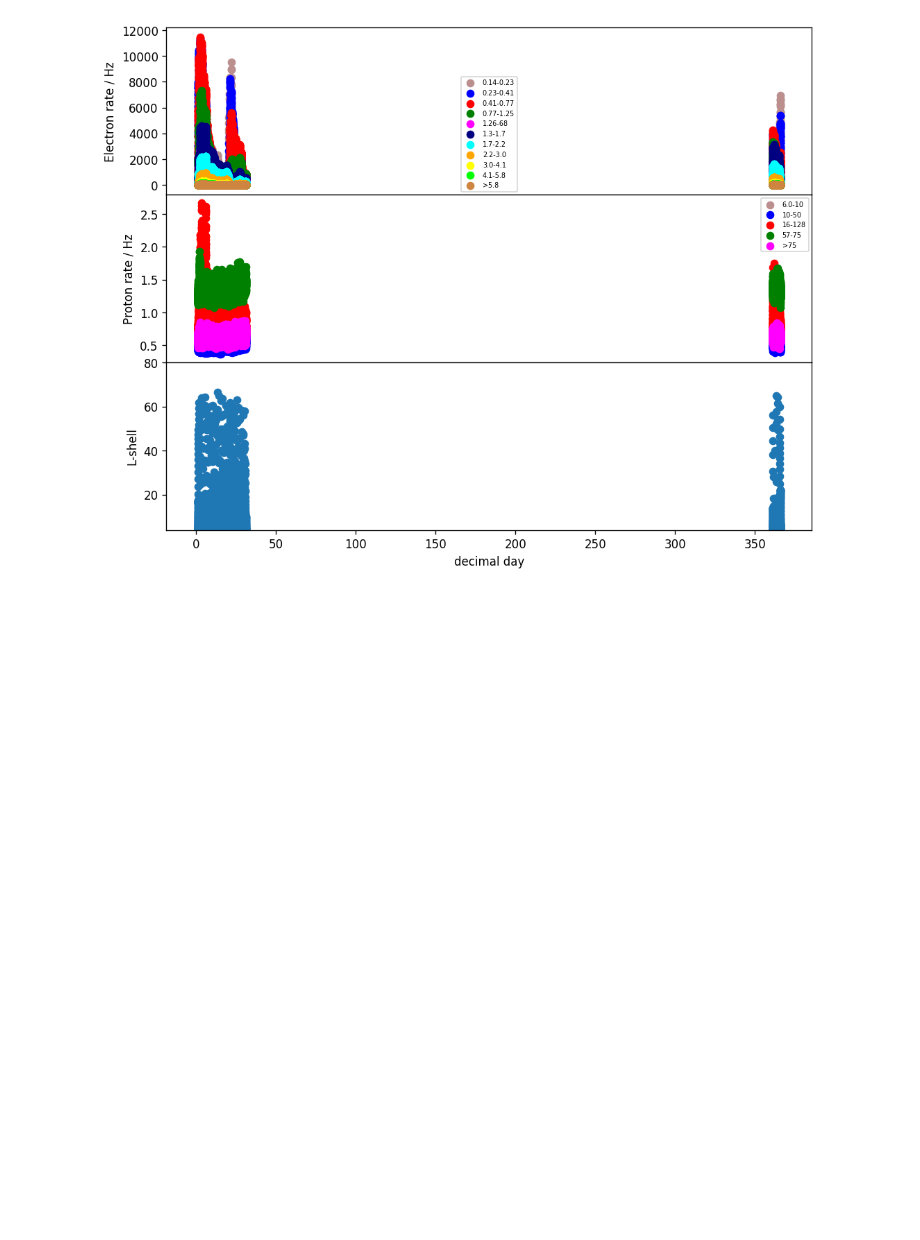
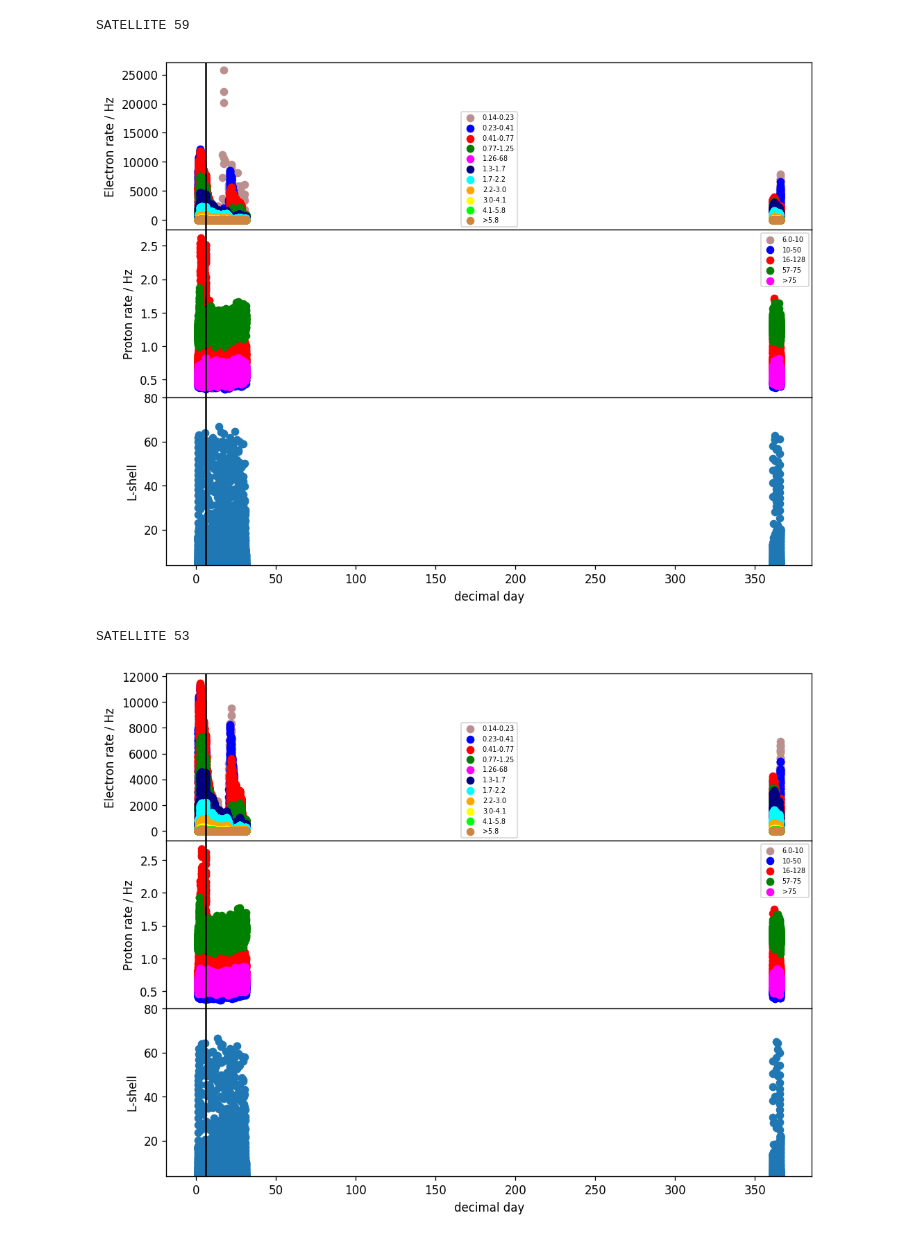
Before and after one commit to fw14863/SP_2017, a Jupyter notebook: NK_3.ipynb, the cells around one changed output. Cells and saved outputs as stored; diff of their text form; code cells hidden in the pictures; blank space fills up the shorter version.

```diff
--- a/NK_3.ipynb
+++ b/NK_3.ipynb
@@ -22,7 +22,7 @@ import matplotlib.pyplot as plt
 #Script simple plots for NK nuclear tests on the following dates:
 #9 October 2006, 25 May 2009, 12 February 2013, 6 January 2016, 9 September 2016
 
-start_date = datetime(2006,10,7,0,0,0);
+start_date = datetime(2006,9,28,0,0,0);
 end_date = datetime(2006,10,30,0,0,0);
 ms = gps_particle_data.meta_search();
 ms.load_data(start_date,end_date);
@@ -73,6 +97,6 @@ plt.show()
 # %%
 #25 May 2009
-start_date = datetime(2009,5,23,0,0,0);
+start_date = datetime(2009,5,17,0,0,0);
 end_date = datetime(2009,6,14,0,0,0);
 ms = gps_particle_data.meta_search();
 ms.load_data(start_date,end_date);
@@ -123,6 +171,6 @@ plt.show()
 # %%
 #12 Feb 2013
-start_date = datetime(2013,2,10,0,0,0);
+start_date = datetime(2013,2,3,0,0,0);
 end_date = datetime(2013,3,3,0,0,0);
 ms = gps_particle_data.meta_search();
 ms.load_data(start_date,end_date);
@@ -187,37 +269,48 @@ File : https://www.ngdc.noaa.gov/stp/space-weather/satellite-data/satellite-syst
 # %%
 output_data = ms.get_all_data_by_satellite();
-x =  output_data[53]['L_shell']
-el = output_data[53]['rate_electron_measured']
-pr = output_data[53]['rate_proton_measured']
-day = output_data[53]['decimal_day']
-fig = plt.figure(figsize=(10, 8), dpi=120)
-gs = gridspec.GridSpec(3,1)
-ax0 = plt.subplot(gs[0])
-plt.ylabel('Electron rate / Hz')
+for ns in output_data.keys():
+    print 'SATELLITE', ns, '\n'
+    x =  output_data[ns]['L_shell']
+    el = output_data[ns]['rate_electron_measured']
+    pr = output_data[ns]['rate_proton_measured']
+    day = output_data[ns]['decimal_day']
+    fig = plt.figure(figsize=(10, 8), dpi=120)
+    gs = gridspec.GridSpec(3,1)
+    ax0 = plt.subplot(gs[0])
+    #plt.xlim(278, 286)
+    #plt.ylim(0,3000)
+    plt.ylabel('Electron rate / Hz')
 
-labels = ['0.14-0.23', '0.23-0.41', '0.41-0.77', '0.77-1.25', '1.26-68', '1.3-1.7', '1.7-2.2', '2.2-3.0', '3.0-4.1', '4.1-5.8', '>5.8']
-colour = ['rosybrown', 'blue', 'red', 'green', 'magenta', 'navy', 'aqua', 'orange', 'yellow' , 'lime', 'peru', 'slategrey', 'teal', 'maroon', 'mediumspringgreen']
-y = np.split(el, range(len(el[0])), axis = 1)
-for i in range(len(el[0])):
-    ax0.scatter(day, y[i+1], color = colour[i], label = labels[i])
-plt.legend(fontsize = 'xx-small')
+    labels = ['0.14-0.23', '0.23-0.41', '0.41-0.77', '0.77-1.25', '1.26-68', '1.3-1.7', '1.7-2.2', '2.2-3.0', '3.0-4.1', '4.1-5.8', '>5.8']
+    colour = ['rosybrown', 'blue', 'red', 'green', 'magenta', 'navy', 'aqua', 'orange', 'yellow' , 'lime', 'peru', 'slategrey', 'teal', 'maroon', 'mediumspringgreen']
+    y = np.split(el, range(len(el[0])), axis = 1)
+    for i in range(len(el[0])):
+        ax0.scatter(day, y[i+1], color = colour[i], label = labels[i])
+    ax0.axvline(x=6, color = 'k')
+    plt.legend(fontsize = 'xx-small')
 
-ax1 = plt.subplot(gs[1], sharex = ax0)
-labels = ['6.0-10', '10-50', '16-128', '57-75', '>75']
-colour = ['rosybrown', 'blue', 'red', 'green', 'magenta', 'navy', 'aqua', 'orange', 'yellow' , 'lime', 'peru', 'slategrey', 'teal', 'maroon', 'mediumspringgreen']
-p = np.split(pr, range(len(pr[0])), axis = 1)
-for i in range(len(pr[0])):
-    ax1.scatter(day, p[i+1], color = colour[i], label = labels[i])
-plt.ylabel('Proton rate / Hz')
-plt.xlabel('L-shell')
-plt.legend(fontsize = 'xx-small')
+    ax1 = plt.subplot(gs[1], sharex = ax0)
+    labels = ['6.0-10', '10-50', '16-128', '57-75', '>75']
+    colour = ['rosybrown', 'blue', 'red', 'green', 'magenta', 'navy', 'aqua', 'orange', 'yellow' , 'lime', 'peru', 'slategrey', 'teal', 'maroon', 'mediumspringgreen']
+    p = np.split(pr, range(len(pr[0])), axis = 1)
+    for i in range(len(pr[0])):
+        ax1.scatter(day, p[i+1], color = colour[i], label = labels[i])
+    ax1.axvline(x=6, color = 'k')
+    plt.ylabel('Proton rate / Hz')
+    #plt.xlim(278, 286)
+    plt.legend(fontsize = 'xx-small')
 
-ax2 = plt.subplot(gs[2], sharex = ax0)
-ax2.scatter(day, x)
-plt.ylim(4,80)
-plt.ylabel('L-shell')
-plt.xlabel('decimal day')
-plt.subplots_adjust(hspace = .0)
-plt.show()
+    ax2 = plt.subplot(gs[2], sharex = ax0)
+    ax2.scatter(day, x)
+    ax2.axvline(x=6, color = 'k')
+    plt.ylim(4,80)
+    #plt.xlim(278, 286)
+    plt.ylabel('L-shell')
+    plt.xlabel('decimal day')
+    plt.subplots_adjust(hspace = .0)
+    plt.show()
 # %% [output]
+SATELLITE 59
-[figure, old version]
+[figure, new version]
+SATELLITE 53
+[figure, added]
```
Also changed, not shown: parts of 10 cells of this notebook.
